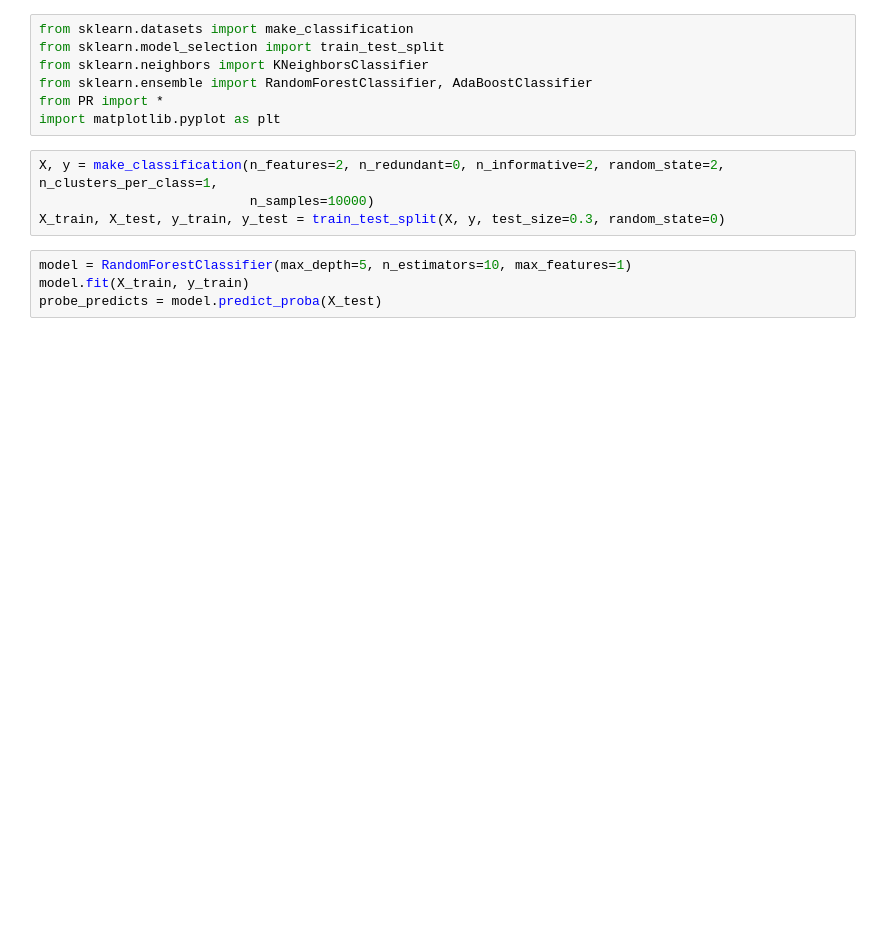
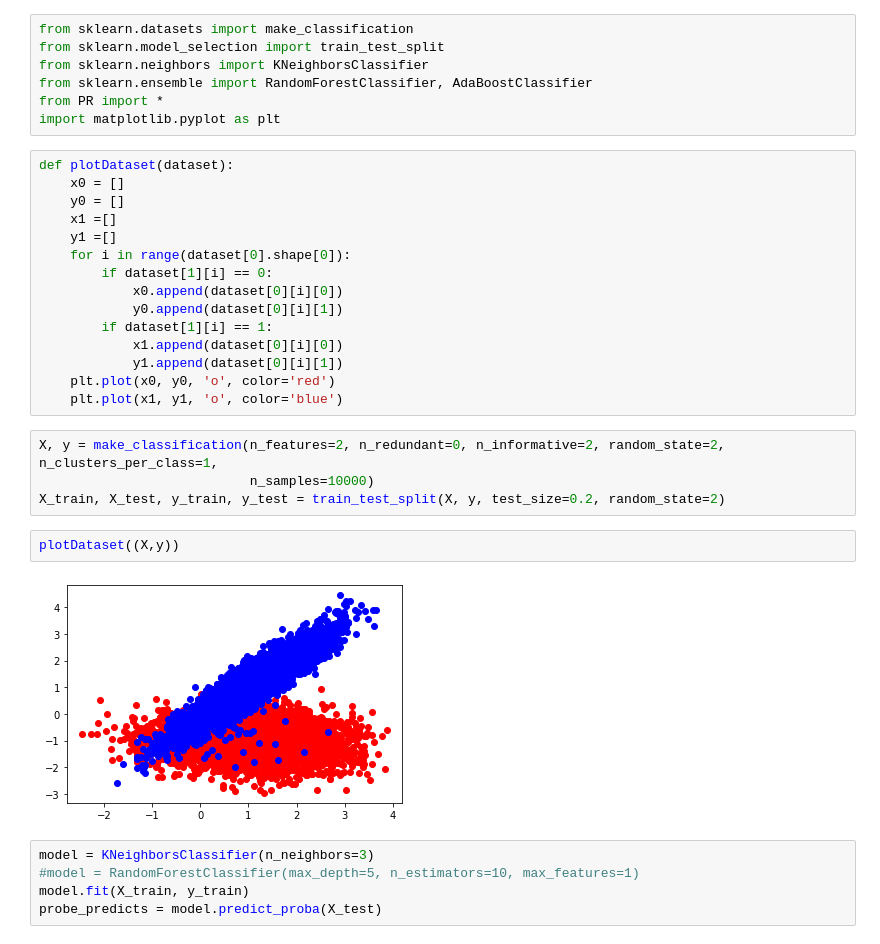
Before and after one commit to naviak/MLTasks, a Jupyter notebook: Task0/PR-ROCwithoutLibs.ipynb, the cells around one changed output. Drawn from its saved outputs; the diff is of its cells as text; blank space fills up the shorter version.

```diff
--- a/Task0/PR-ROCwithoutLibs.ipynb
+++ b/Task0/PR-ROCwithoutLibs.ipynb
@@ -5,12 +5,32 @@ from sklearn.neighbors import KNeighborsClassifier
 from sklearn.ensemble import RandomForestClassifier, AdaBoostClassifier
 from PR import *
 import matplotlib.pyplot as plt
+# %%
+def plotDataset(dataset):
+    x0 = []
+    y0 = []
+    x1 =[]
+    y1 =[]
+    for i in range(dataset[0].shape[0]):
+        if dataset[1][i] == 0:
+            x0.append(dataset[0][i][0])
+            y0.append(dataset[0][i][1])
+        if dataset[1][i] == 1:
+            x1.append(dataset[0][i][0])
+            y1.append(dataset[0][i][1])
+    plt.plot(x0, y0, 'o', color='red')
+    plt.plot(x1, y1, 'o', color='blue')
 # %%
 X, y = make_classification(n_features=2, n_redundant=0, n_informative=2, random_state=2, n_clusters_per_class=1,
                            n_samples=10000)
-X_train, X_test, y_train, y_test = train_test_split(X, y, test_size=0.3, random_state=0)
+X_train, X_test, y_train, y_test = train_test_split(X, y, test_size=0.2, random_state=2)
+# %%
+plotDataset((X,y))
+# %% [output]
+[figure, added]
 # %%
-model = RandomForestClassifier(max_depth=5, n_estimators=10, max_features=1)
+model = KNeighborsClassifier(n_neighbors=3)
+#model = RandomForestClassifier(max_depth=5, n_estimators=10, max_features=1)
 model.fit(X_train, y_train)
 probe_predicts = model.predict_proba(X_test)
 # %%
```
Also changed, not shown: parts of 6 cells of this notebook, 1 other file.
